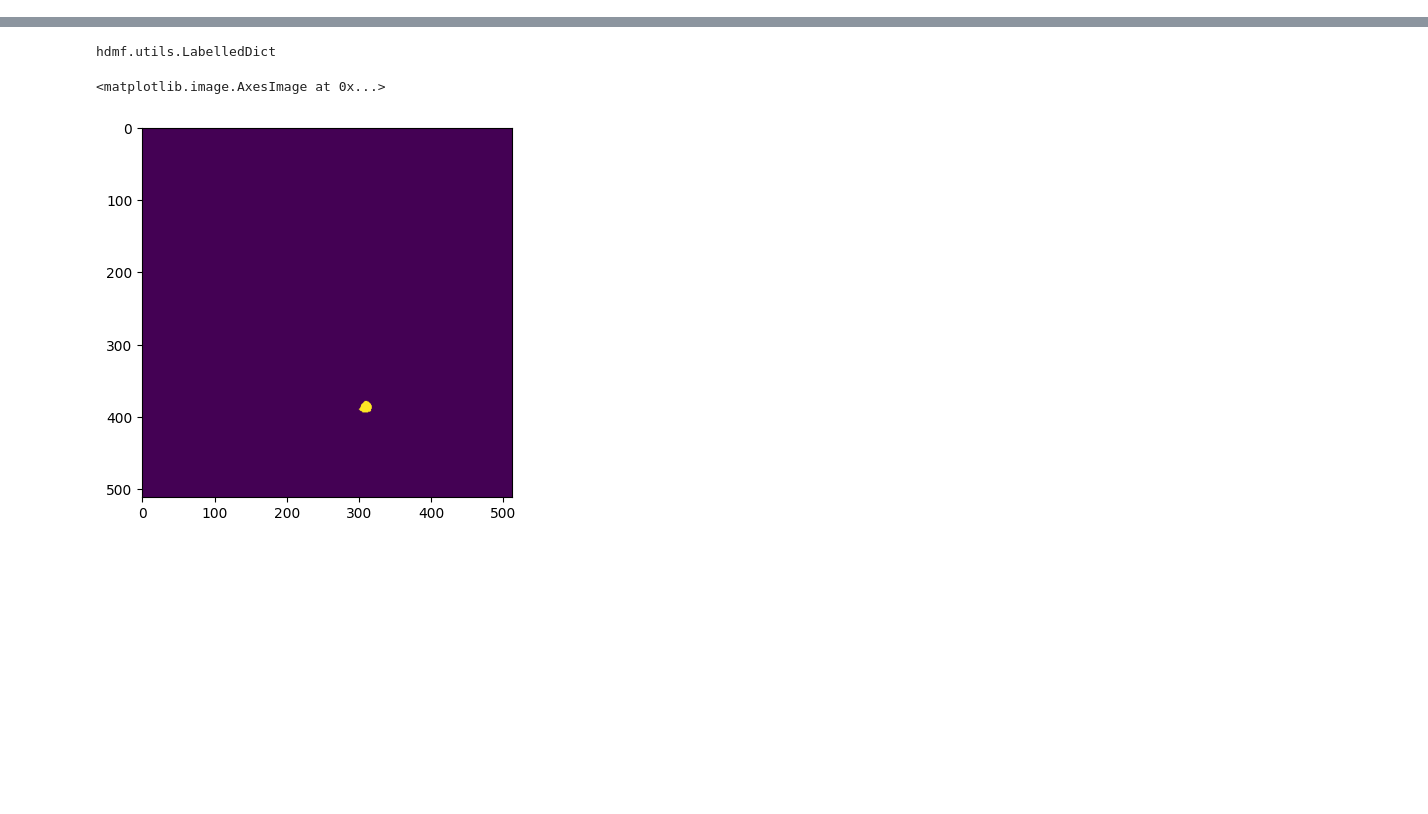
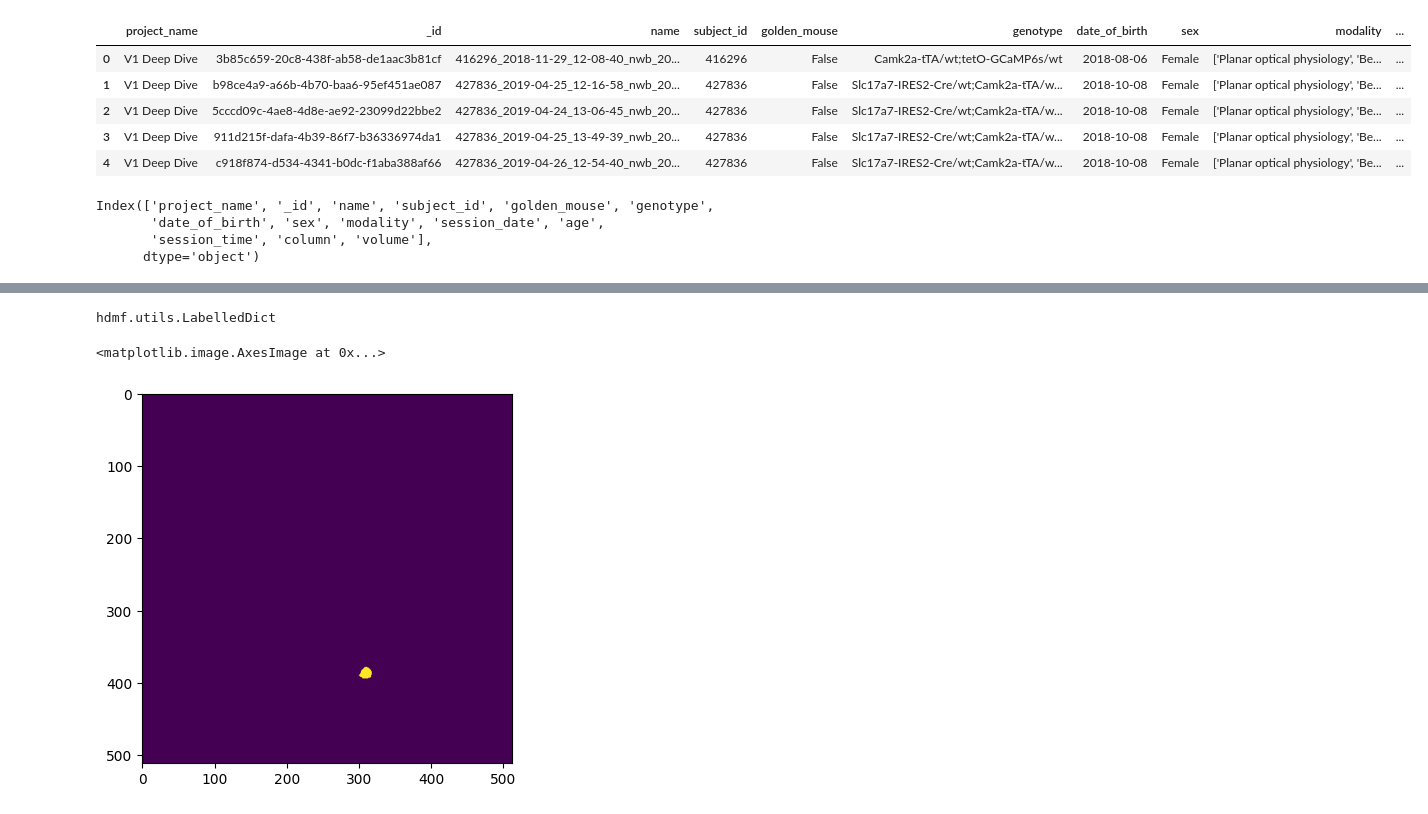
Before and after one commit to Cherk93/Functional_Connectivity_V1DD, a Jupyter notebook: code/script/Data_abstraction.ipynb, the cells around one changed output, grey strips where cells are left out. Cells and saved outputs as stored; diff of their text form; code cells hidden in the pictures; blank space fills up the shorter version.

```diff
--- a/code/script/Data_abstraction.ipynb
+++ b/code/script/Data_abstraction.ipynb
@@ -10,0 +13,17 @@ nwbfile_read = io.read()
+# %%
+metadata = pd.read_csv('/data/metadata/V1DD_metadata.csv', index_col = False)
+metadata.head()
+# %% [output]
+|  | project_name | _id | name | subject_id | golden_mouse | genotype | date_of_birth | sex | modality | ... |
+| 0 | V1 Deep Dive | 3b85c659-20c8-438f-ab58-de1aac3b81cf | 416296_2018-11-29_12-08-40_nwb_20... | 416296 | False | Camk2a-tTA/wt;tetO-GCaMP6s/wt | 2018-08-06 | Female | ['Planar optical physiology', 'Be... | ... |
+| 1 | V1 Deep Dive | b98ce4a9-a66b-4b70-baa6-95ef451ae087 | 427836_2019-04-25_12-16-58_nwb_20... | 427836 | False | Slc17a7-IRES2-Cre/wt;Camk2a-tTA/w... | 2018-10-08 | Female | ['Planar optical physiology', 'Be... | ... |
+| 2 | V1 Deep Dive | 5cccd09c-4ae8-4d8e-ae92-23099d22bbe2 | 427836_2019-04-24_13-06-45_nwb_20... | 427836 | False | Slc17a7-IRES2-Cre/wt;Camk2a-tTA/w... | 2018-10-08 | Female | ['Planar optical physiology', 'Be... | ... |
+| 3 | V1 Deep Dive | 911d215f-dafa-4b39-86f7-b36336974da1 | 427836_2019-04-25_13-49-39_nwb_20... | 427836 | False | Slc17a7-IRES2-Cre/wt;Camk2a-tTA/w... | 2018-10-08 | Female | ['Planar optical physiology', 'Be... | ... |
+| 4 | V1 Deep Dive | c918f874-d534-4341-b0dc-f1aba388af66 | 427836_2019-04-26_12-54-40_nwb_20... | 427836 | False | Slc17a7-IRES2-Cre/wt;Camk2a-tTA/w... | 2018-10-08 | Female | ['Planar optical physiology', 'Be... | ... |
+# %%
+metadata.columns
+# %% [output]
+Index(['project_name', '_id', 'name', 'subject_id', 'golden_mouse', 'genotype',
+       'date_of_birth', 'sex', 'modality', 'session_date', 'age',
+       'session_time', 'column', 'volume'],
+      dtype='object')
```
Also changed, not shown: parts of 8 cells of this notebook, 3 other files.
